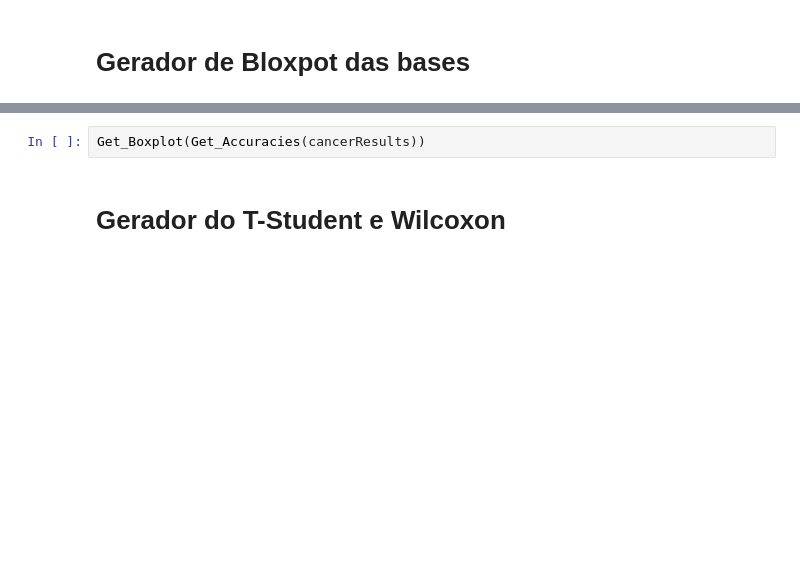
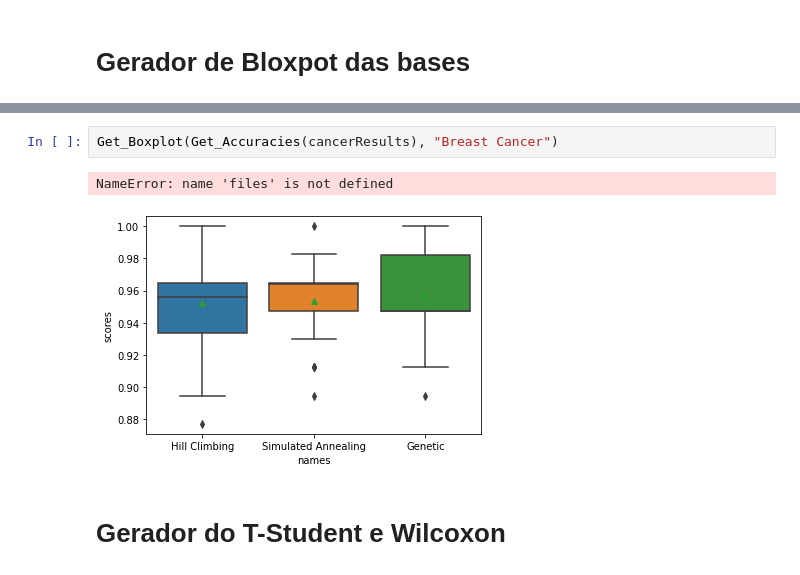
Before and after one commit to Hiomma/master-degree, a Jupyter notebook: Exercicios/Sistemas Inteligentes/0.1 - Trabalho/0.1 - Trabalho.ipynb, the cells around one changed output, grey strips where cells are left out. Cells and saved outputs as stored; diff of their text form; blank space fills up the shorter version.

```diff
--- a/Exercicios/Sistemas Inteligentes/0.1 - Trabalho/0.1 - Trabalho.ipynb
+++ b/Exercicios/Sistemas Inteligentes/0.1 - Trabalho/0.1 - Trabalho.ipynb
@@ -664,5 +823,8 @@ Get_Boxplot(Get_Accuracies(wineResults))
 # %%
-Get_Boxplot(Get_Accuracies(cancerResults))
+Get_Boxplot(Get_Accuracies(cancerResults), "Breast Cancer")
+# %% [output]
+NameError: name 'files' is not defined
+[figure, added]
 # %% [markdown]
 # Gerador do T-Student e Wilcoxon
 # %%
```
Also changed, not shown: parts of 16 cells of this notebook, 9 other files.
